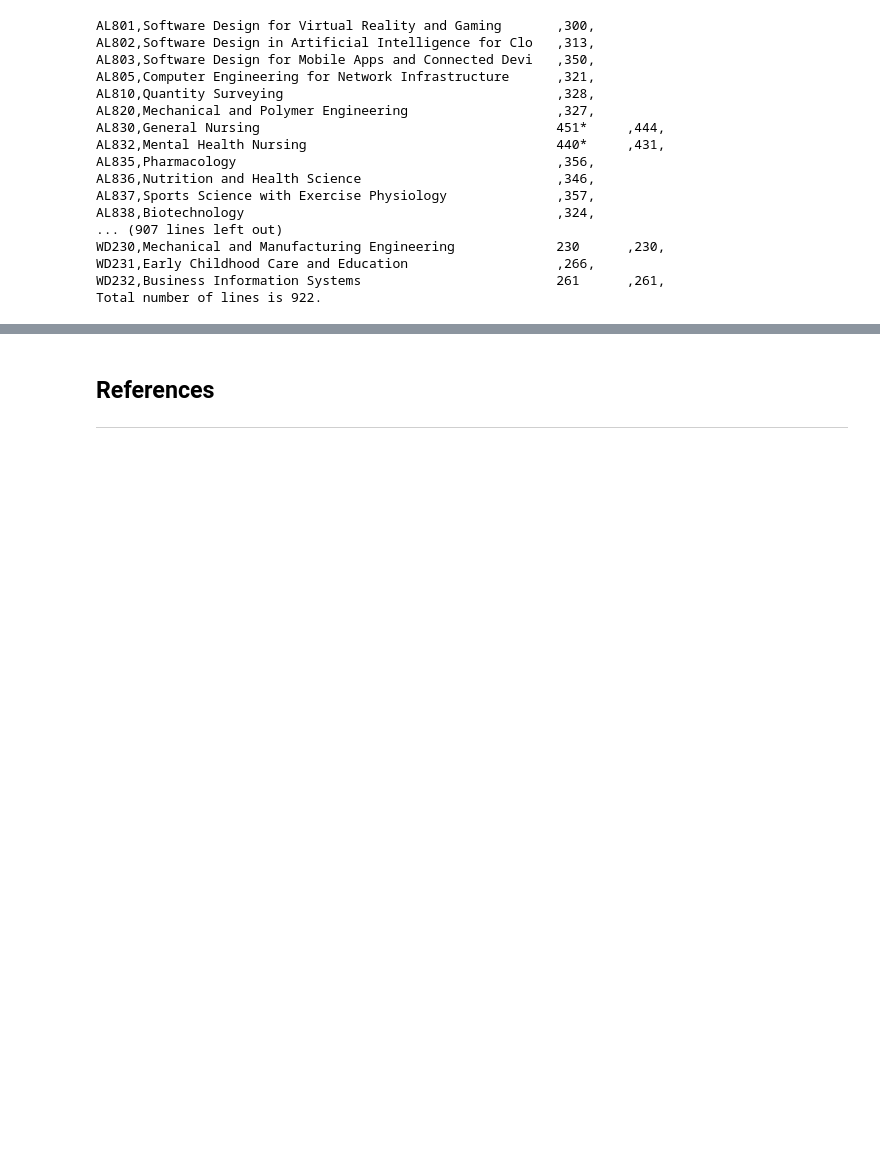
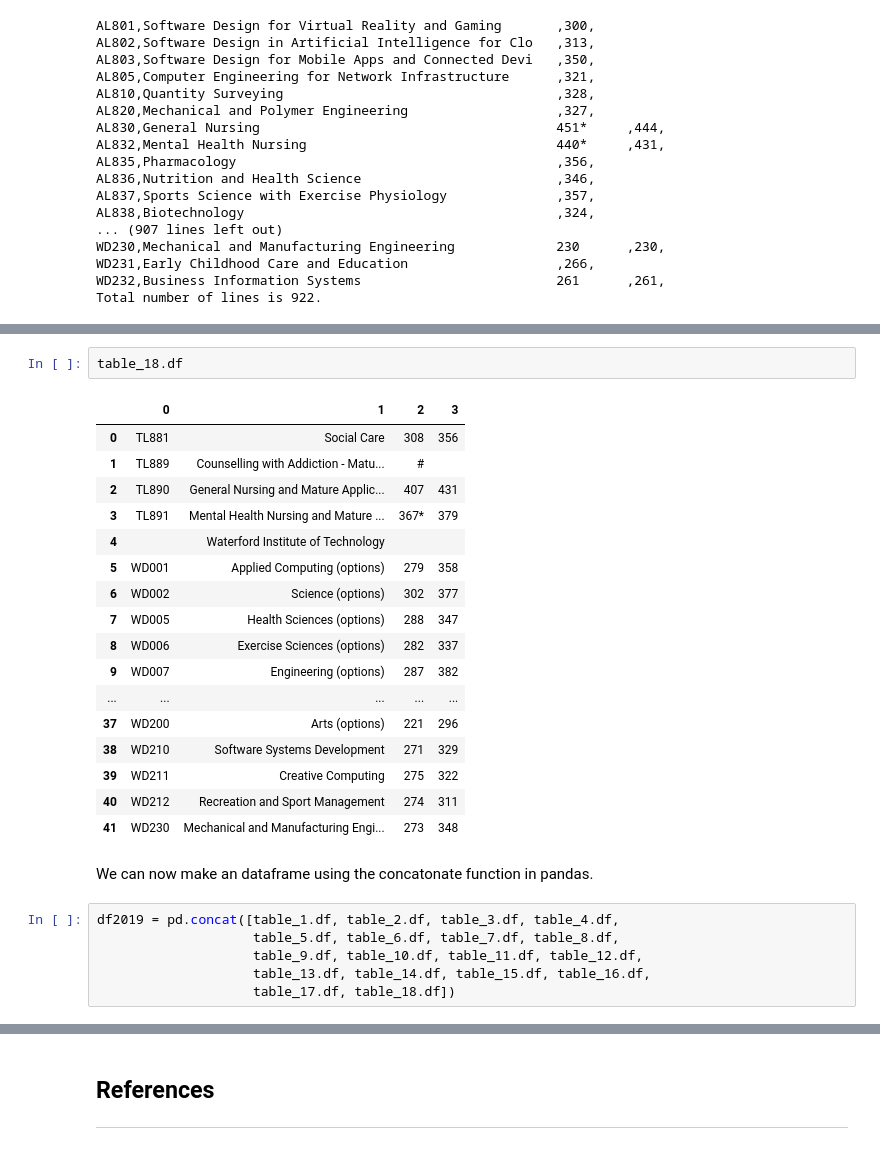
Before and after one commit to Cormac88/Fundamentals-of-Data-Analysis, a Jupyter notebook: cao.ipynb, the cells around one changed output, grey strips where cells are left out. Cells and saved outputs as stored; diff of their text form; blank space fills up the shorter version.

```diff
--- a/cao.ipynb
+++ b/cao.ipynb
@@ -139,0 +314,28 @@ SyntaxError: invalid syntax (<ipython-input-10-0b9692f9ed1c>, line 10)
+# %%
+table_18.df
+# %% [output]
+|  | 0 | 1 | 2 | 3 |
+| 0 | TL881 | Social Care | 308 | 356 |
+| 1 | TL889 | Counselling with Addiction - Matu... | # |  |
+| 2 | TL890 | General Nursing and Mature Applic... | 407 | 431 |
+| 3 | TL891 | Mental Health Nursing and Mature ... | 367* | 379 |
+| 4 |  | Waterford Institute of Technology |  |  |
+| 5 | WD001 | Applied Computing (options) | 279 | 358 |
+| 6 | WD002 | Science (options) | 302 | 377 |
+| 7 | WD005 | Health Sciences (options) | 288 | 347 |
+| 8 | WD006 | Exercise Sciences (options) | 282 | 337 |
+| 9 | WD007 | Engineering (options) | 287 | 382 |
+| ... | ... | ... | ... | ... |
+| 37 | WD200 | Arts (options) | 221 | 296 |
+| 38 | WD210 | Software Systems Development | 271 | 329 |
+| 39 | WD211 | Creative Computing | 275 | 322 |
+| 40 | WD212 | Recreation and Sport Management | 274 | 311 |
+| 41 | WD230 | Mechanical and Manufacturing Engi... | 273 | 348 |
+# %% [markdown]
+We can now make an dataframe using the concatonate function in pandas.
+# %%
+df2019 = pd.concat([table_1.df, table_2.df, table_3.df, table_4.df,
+                    table_5.df, table_6.df, table_7.df, table_8.df,
+                    table_9.df, table_10.df, table_11.df, table_12.df,
+                    table_13.df, table_14.df, table_15.df, table_16.df,
+                    table_17.df, table_18.df])
```
Also changed, not shown: parts of 32 cells of this notebook, 9 other files.
